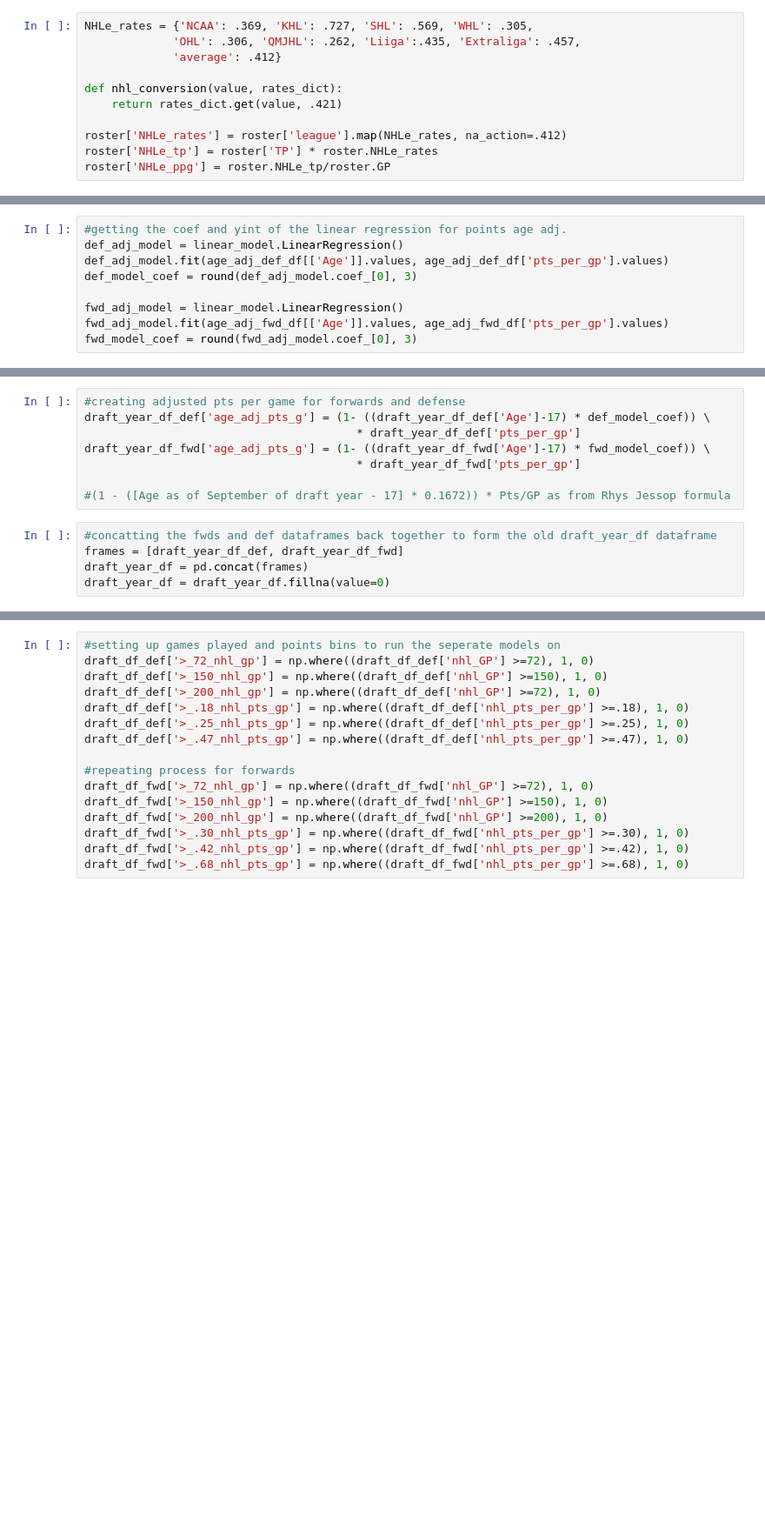
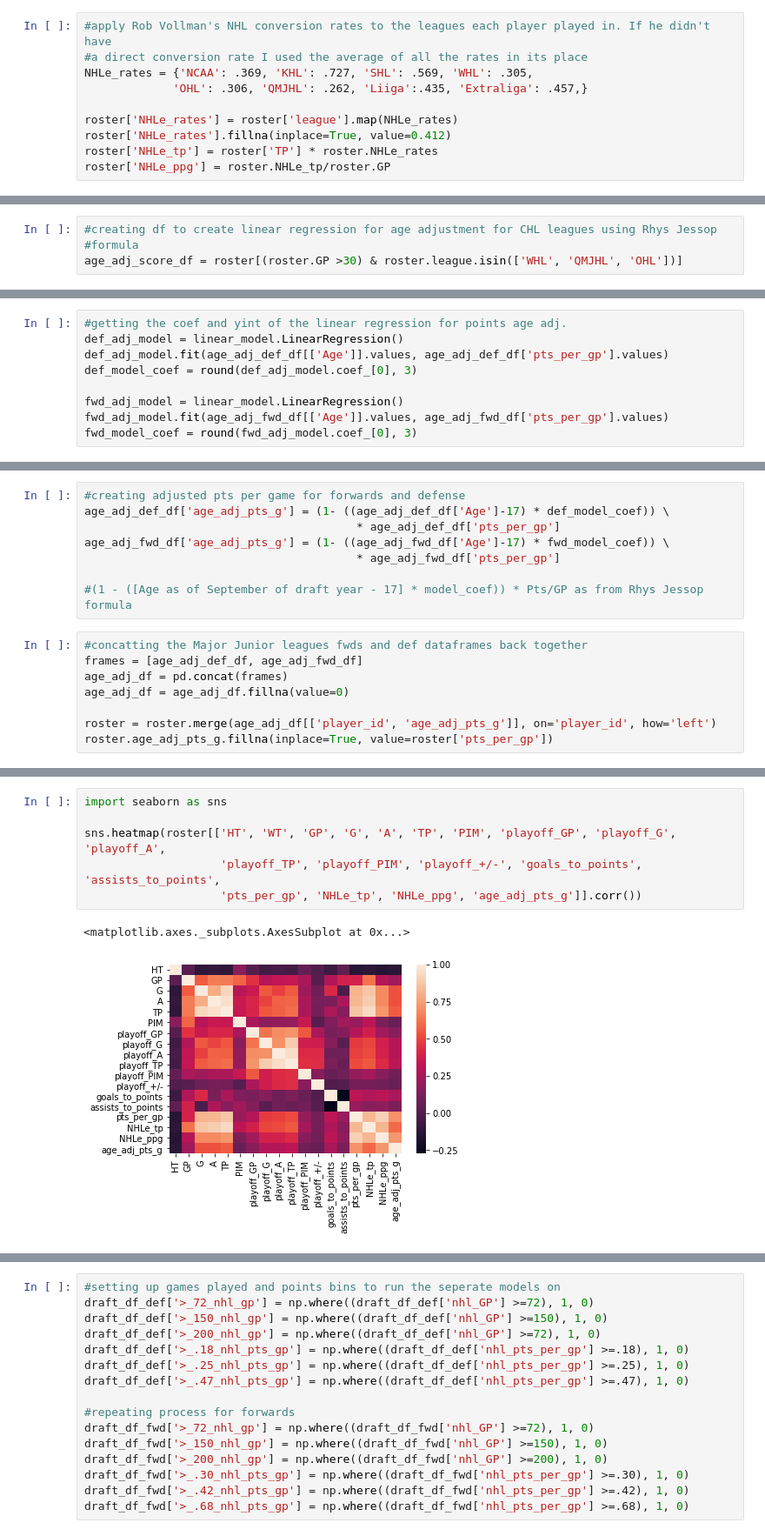
Before and after one commit to Schmoegurt/prospectmodel, a Jupyter notebook: Prospect Model.ipynb, the cells around one changed output, grey strips where cells are left out. Shown: that part at 87% size. Cells and saved outputs as stored; diff of their text form; blank space fills up the shorter version.

Commit message:
First stage of restructuring notebook: Fixed age adj. points and plots for corr

```diff
--- a/Prospect Model.ipynb
+++ b/Prospect Model.ipynb
@@ -55,11 +52,10 @@ roster['league_type'] = np.select(conditions, choices)
 # %%
+#apply Rob Vollman's NHL conversion rates to the leagues each player played in. If he didn't have
+#a direct conversion rate I used the average of all the rates in its place
 NHLe_rates = {'NCAA': .369, 'KHL': .727, 'SHL': .569, 'WHL': .305,
-             'OHL': .306, 'QMJHL': .262, 'Liiga':.435, 'Extraliga': .457,
-             'average': .412}
+             'OHL': .306, 'QMJHL': .262, 'Liiga':.435, 'Extraliga': .457,}
 
-def nhl_conversion(value, rates_dict):
-    return rates_dict.get(value, .421)
-
-roster['NHLe_rates'] = roster['league'].map(NHLe_rates, na_action=.412)
+roster['NHLe_rates'] = roster['league'].map(NHLe_rates)
+roster['NHLe_rates'].fillna(inplace=True, value=0.412)
 roster['NHLe_tp'] = roster['TP'] * roster.NHLe_rates
 roster['NHLe_ppg'] = roster.NHLe_tp/roster.GP
@@ -72 +62,5 @@ age_adj_score_df = roster[(roster.Age < 20) & (roster.GP >30)]
+# %%
+#creating df to create linear regression for age adjustment for CHL leagues using Rhys Jessop
+#formula
+age_adj_score_df = roster[(roster.GP >30) & roster.league.isin(['WHL', 'QMJHL', 'OHL'])]
 # %%
@@ -104,13 +94,16 @@ draft_year_df_fwd = draft_year_df[draft_year_df.Position != 'D']
 # %%
 #creating adjusted pts per game for forwards and defense
-draft_year_df_def['age_adj_pts_g'] = (1- ((draft_year_df_def['Age']-17) * def_model_coef)) \
-                                        * draft_year_df_def['pts_per_gp']
-draft_year_df_fwd['age_adj_pts_g'] = (1- ((draft_year_df_fwd['Age']-17) * fwd_model_coef)) \
-                                        * draft_year_df_fwd['pts_per_gp']
+age_adj_def_df['age_adj_pts_g'] = (1- ((age_adj_def_df['Age']-17) * def_model_coef)) \
+                                        * age_adj_def_df['pts_per_gp']
+age_adj_fwd_df['age_adj_pts_g'] = (1- ((age_adj_fwd_df['Age']-17) * fwd_model_coef)) \
+                                        * age_adj_fwd_df['pts_per_gp']
 
-#(1 - ([Age as of September of draft year - 17] * 0.1672)) * Pts/GP as from Rhys Jessop formula
+#(1 - ([Age as of September of draft year - 17] * model_coef)) * Pts/GP as from Rhys Jessop formula
 # %%
-#concatting the fwds and def dataframes back together to form the old draft_year_df dataframe
-frames = [draft_year_df_def, draft_year_df_fwd]
-draft_year_df = pd.concat(frames)
-draft_year_df = draft_year_df.fillna(value=0)
+#concatting the Major Junior leagues fwds and def dataframes back together
+frames = [age_adj_def_df, age_adj_fwd_df]
+age_adj_df = pd.concat(frames)
+age_adj_df = age_adj_df.fillna(value=0)
+
+roster = roster.merge(age_adj_df[['player_id', 'age_adj_pts_g']], on='player_id', how='left')
+roster.age_adj_pts_g.fillna(inplace=True, value=roster['pts_per_gp'])
@@ -123,0 +121,9 @@ draft_year_df['nhl_pts_per_gp'] = draft_year_df['nhl_pts_per_gp'].fillna(value=0
+# %%
+import seaborn as sns
+
+sns.heatmap(roster[['HT', 'WT', 'GP', 'G', 'A', 'TP', 'PIM', 'playoff_GP', 'playoff_G', 'playoff_A',
+                    'playoff_TP', 'playoff_PIM', 'playoff_+/-', 'goals_to_points', 'assists_to_points',
+                    'pts_per_gp', 'NHLe_tp', 'NHLe_ppg', 'age_adj_pts_g']].corr())
+# %% [output]
+<matplotlib.axes._subplots.AxesSubplot at 0x...>
+[figure, added]
```
Also changed, not shown: parts of 126 cells of this notebook, 3 other files.
